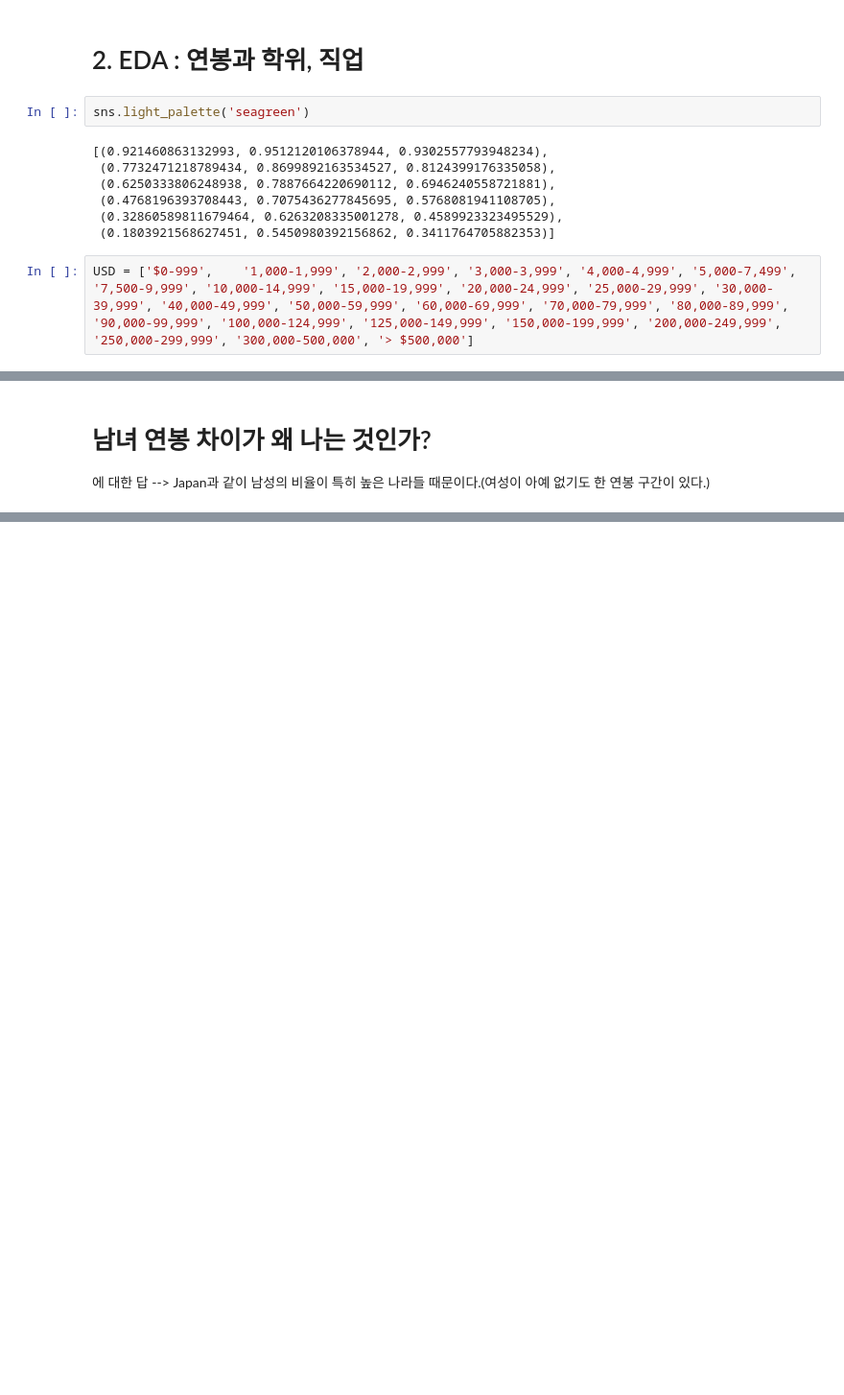
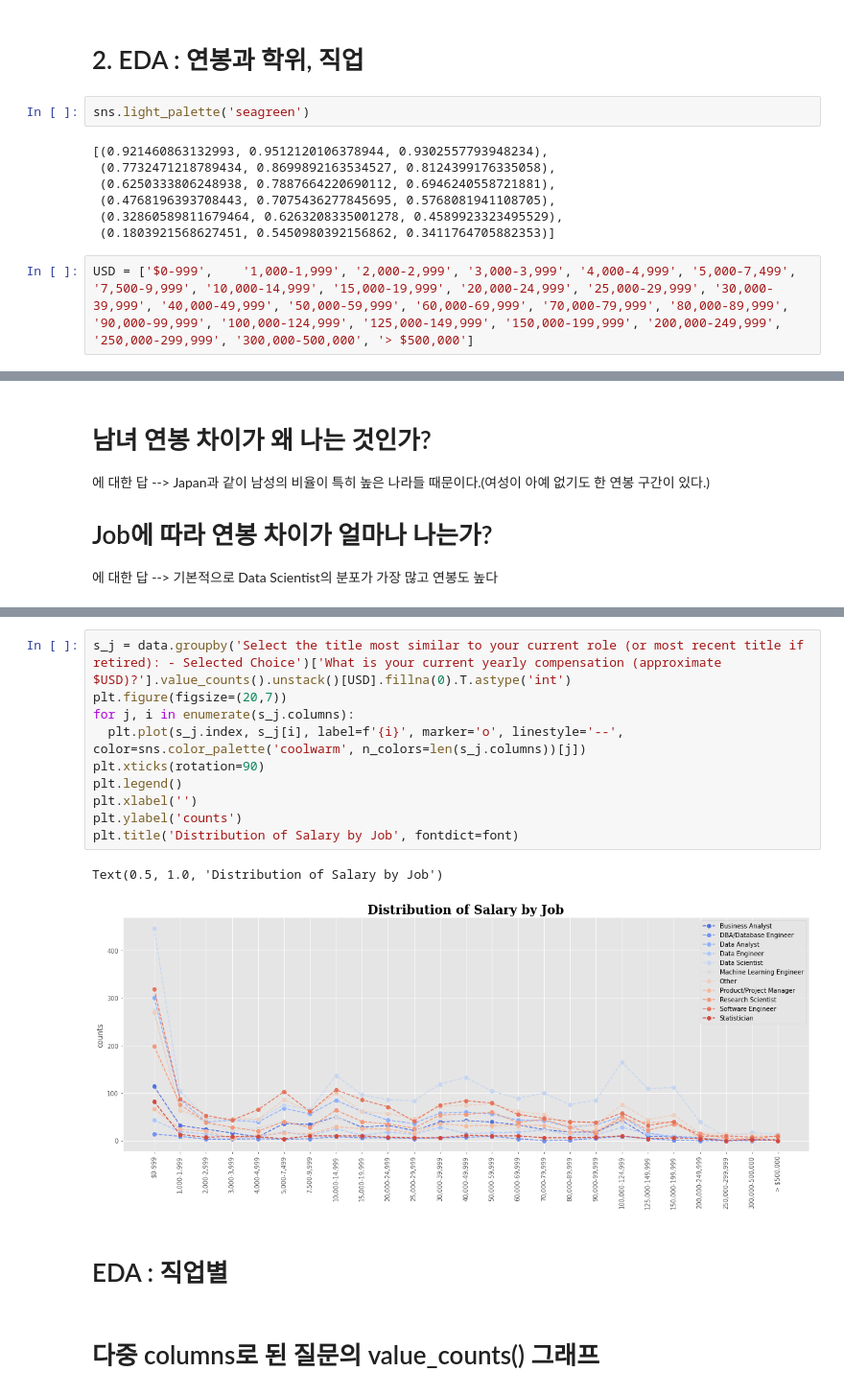
Before and after one commit to O-Kpy/Project, a Jupyter notebook: Kaggle_Survey_viz_Project.ipynb, the cells around one changed output, grey strips where cells are left out. Shown at 96% size. Drawn from its saved outputs; the diff is of its cells as text; blank space fills up the shorter version.

```diff
--- a/Kaggle_Survey_viz_Project.ipynb
+++ b/Kaggle_Survey_viz_Project.ipynb
@@ -255,6 +258,10 @@ Text(0.5, 0.98, 'Distribution of Age by Salary')
 # %% [markdown]
 # 남녀 연봉 차이가 왜 나는 것인가?
 에 대한 답 --> Japan과 같이 남성의 비율이 특히 높은 나라들 때문이다.(여성이 아예 없기도 한 연봉 구간이 있다.)
+
+
+# Job에 따라 연봉 차이가 얼마나 나는가?
+에 대한 답 --> 기본적으로 Data Scientist의 분포가 가장 많고 연봉도 높다
 # %%
 # plotly ver
 data_crg = data.groupby(['What is your current yearly compensation (approximate $USD)?', 'In which country do you currently reside?'])['What is your gender? - Selected Choice'].value_counts().reset_index(name='count')
@@ -267,3 +274,20 @@ fig.add_annotation(text="vs Gender",
                   font={'size':20, 'family':'serif', 'color':'#4a4a4a'})
 # %% [output]
 [interactive output not drawn]
+# %%
+s_j = data.groupby('Select the title most similar to your current role (or most recent title if retired): - Selected Choice')['What is your current yearly compensation (approximate $USD)?'].value_counts().unstack()[USD].fillna(0).T.astype('int')
+plt.figure(figsize=(20,7))
+for j, i in enumerate(s_j.columns):
+  plt.plot(s_j.index, s_j[i], label=f'{i}', marker='o', linestyle='--', color=sns.color_palette('coolwarm', n_colors=len(s_j.columns))[j])
+plt.xticks(rotation=90)
+plt.legend()
+plt.xlabel('')
+plt.ylabel('counts')
+plt.title('Distribution of Salary by Job', fontdict=font)
+# %% [output]
+Text(0.5, 1.0, 'Distribution of Salary by Job')
+[figure, added]
+# %% [markdown]
+# EDA : 직업별
+# %% [markdown]
+# 다중 columns로 된 질문의 value_counts() 그래프
```
Also changed, not shown: parts of 10 cells of this notebook.
